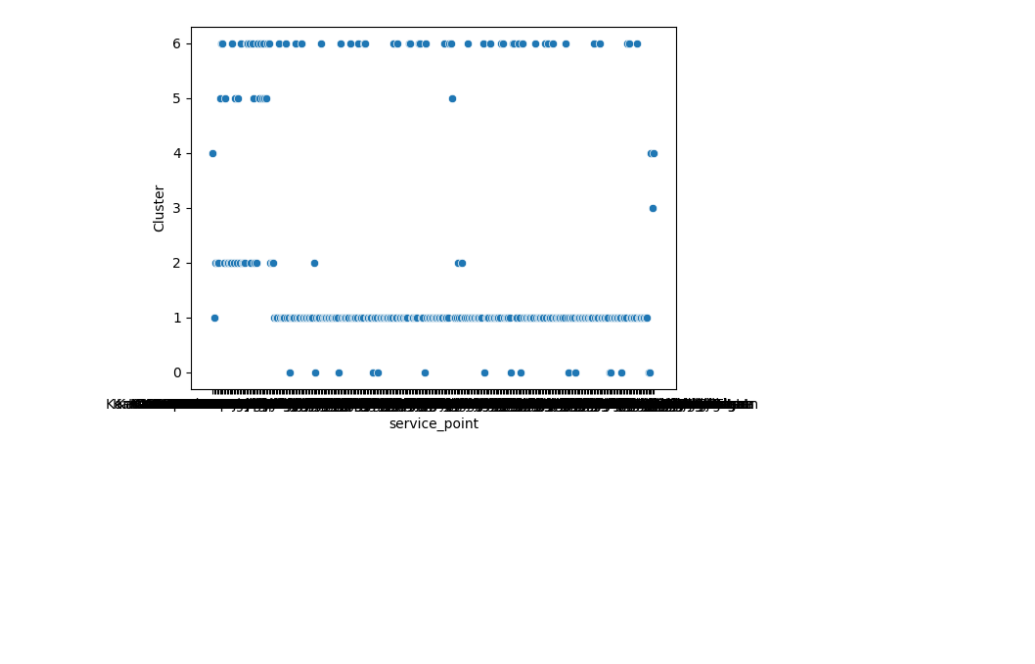
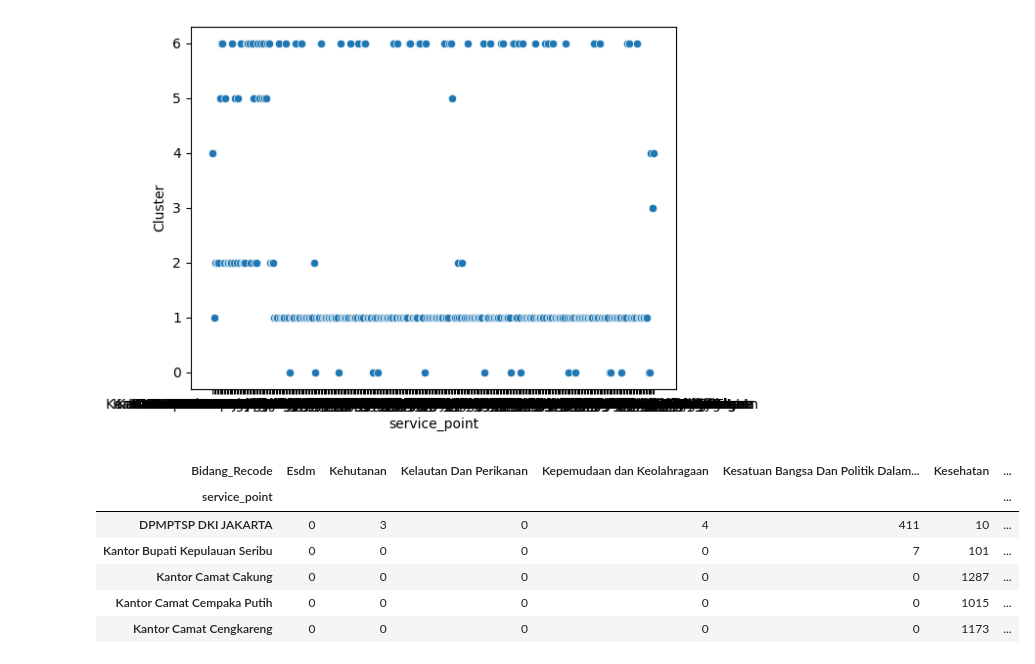
Before and after one commit to DimasPrsety/DPMPTSP_dashboard, a Jupyter notebook: clustering.ipynb, the cells around one changed output. Cells and saved outputs as stored; diff of their text form; code cells hidden in the pictures; blank space fills up the shorter version.

```diff
--- a/clustering.ipynb
+++ b/clustering.ipynb
@@ -119,0 +122,10 @@ sns.scatterplot(x = ct_izin.index, y = ct_izin['Cluster'])
+# %%
+ct_izin.head()
+# %% [output]
+| Bidang_Recode | Esdm | Kehutanan | Kelautan Dan Perikanan | Kepemudaan dan Keolahragaan | Kesatuan Bangsa Dan Politik Dalam... | Kesehatan | ... |
+| service_point |  |  |  |  |  |  | ... |
+| DPMPTSP DKI JAKARTA | 0 | 3 | 0 | 4 | 411 | 10 | ... |
+| Kantor Bupati Kepulauan Seribu | 0 | 0 | 0 | 0 | 7 | 101 | ... |
+| Kantor Camat Cakung | 0 | 0 | 0 | 0 | 0 | 1287 | ... |
+| Kantor Camat Cempaka Putih | 0 | 0 | 0 | 0 | 0 | 1015 | ... |
+| Kantor Camat Cengkareng | 0 | 0 | 0 | 0 | 0 | 1173 | ... |
```
Also changed, not shown: parts of 1 cell of this notebook, 4 other files.
